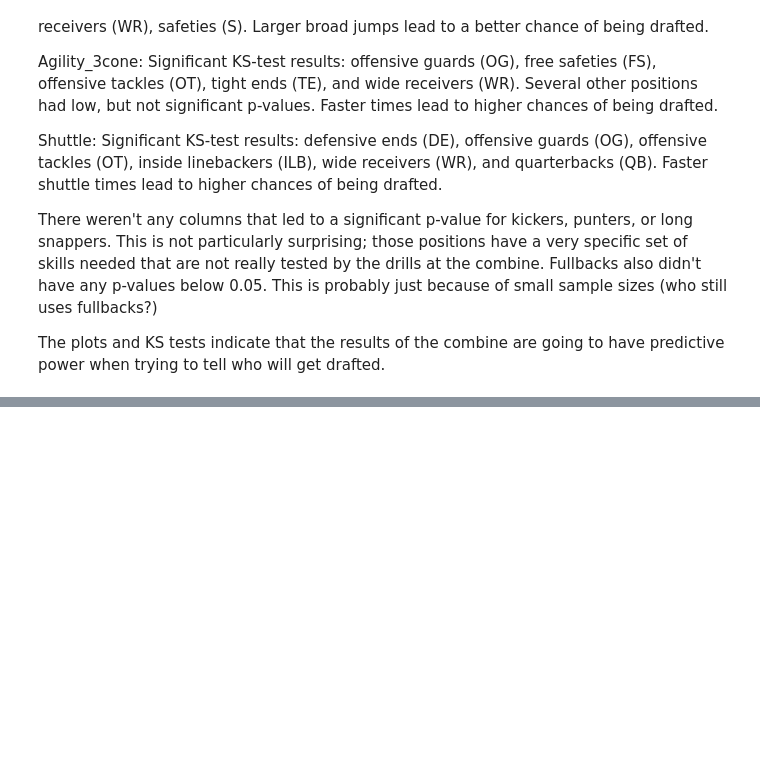
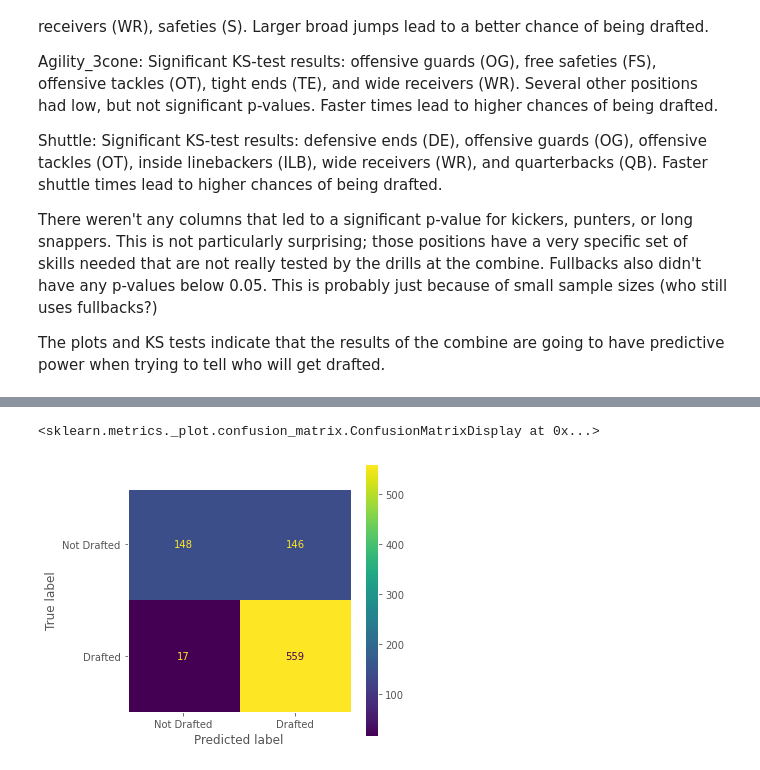
Before and after one commit to daviderics/NFL_Combine_Project, a Jupyter notebook: student.ipynb, the cells around one changed output, grey strips where cells are left out. Cells and saved outputs as stored; diff of their text form; code cells hidden in the pictures; blank space fills up the shorter version.

```diff
--- a/student.ipynb
+++ b/student.ipynb
@@ -395,0 +755,5 @@ The plots and KS tests indicate that the results of the combine are going to hav
+# %%
+param_grid_rfc = {'n_estimators':[25,50,100,150],
+                  'criterion':['gini','entropy'],
+                 'max_depth': [3,6,9,12,15,None],
+                 'min_samples_split':[2,4,8,None]}
@@ -395,0 +811,10 @@ The plots and KS tests indicate that the results of the combine are going to hav
+# %%
+xgb = XGBClassifier()
+
+xgb.fit(X_train_scaled, y_train)
+
+y_train_pred = xgb.predict(X_train_scaled)
+y_test_pred = xgb.predict(X_test_scaled)
+
+print(classification_report(y_train, y_train_pred))
+print(classification_report(y_test, y_test_pred))
@@ -395,0 +839,24 @@ The plots and KS tests indicate that the results of the combine are going to hav
+# %%
+param_grid = {
+    'learning_rate': [0.1, 0.2, 0.3],
+    'max_depth': [4,5,6],
+    'min_child_weight': [1, 2],
+    'subsample': [0.5, 0.7, 0.9],
+    'n_estimators': [50, 100, 150],
+}
+# %%
+xgb_gridcv = GridSearchCV(xgb, param_grid=param_grid, cv=3, scoring='f1')
+
+xgb_gridcv.fit(X_train_scaled, y_train)
+
+best_parameters = xgb_gridcv.best_params_
+
+print('Grid Search found the following optimal parameters: ')
+for param_name in sorted(best_parameters.keys()):
+    print('%s: %r' % (param_name, best_parameters[param_name]))
+
+y_train_pred = xgb_gridcv.predict(X_train_scaled)
+y_test_pred = xgb_gridcv.predict(X_test_scaled)
+
+print(classification_report(y_train, y_train_pred))
+print(classification_report(y_test, y_test_pred))
@@ -395,0 +881,9 @@ The plots and KS tests indicate that the results of the combine are going to hav
+# %%
+cf = confusion_matrix(y_test, y_test_pred)
+
+fig, ax = plt.subplots(figsize=(5,5))
+ax.grid(False)
+ConfusionMatrixDisplay(cf, display_labels=['Not Drafted', 'Drafted']).plot(ax=ax)
+# %% [output]
+<sklearn.metrics._plot.confusion_matrix.ConfusionMatrixDisplay at 0x...>
+[figure, added]
```
Also changed, not shown: parts of 28 cells of this notebook.
